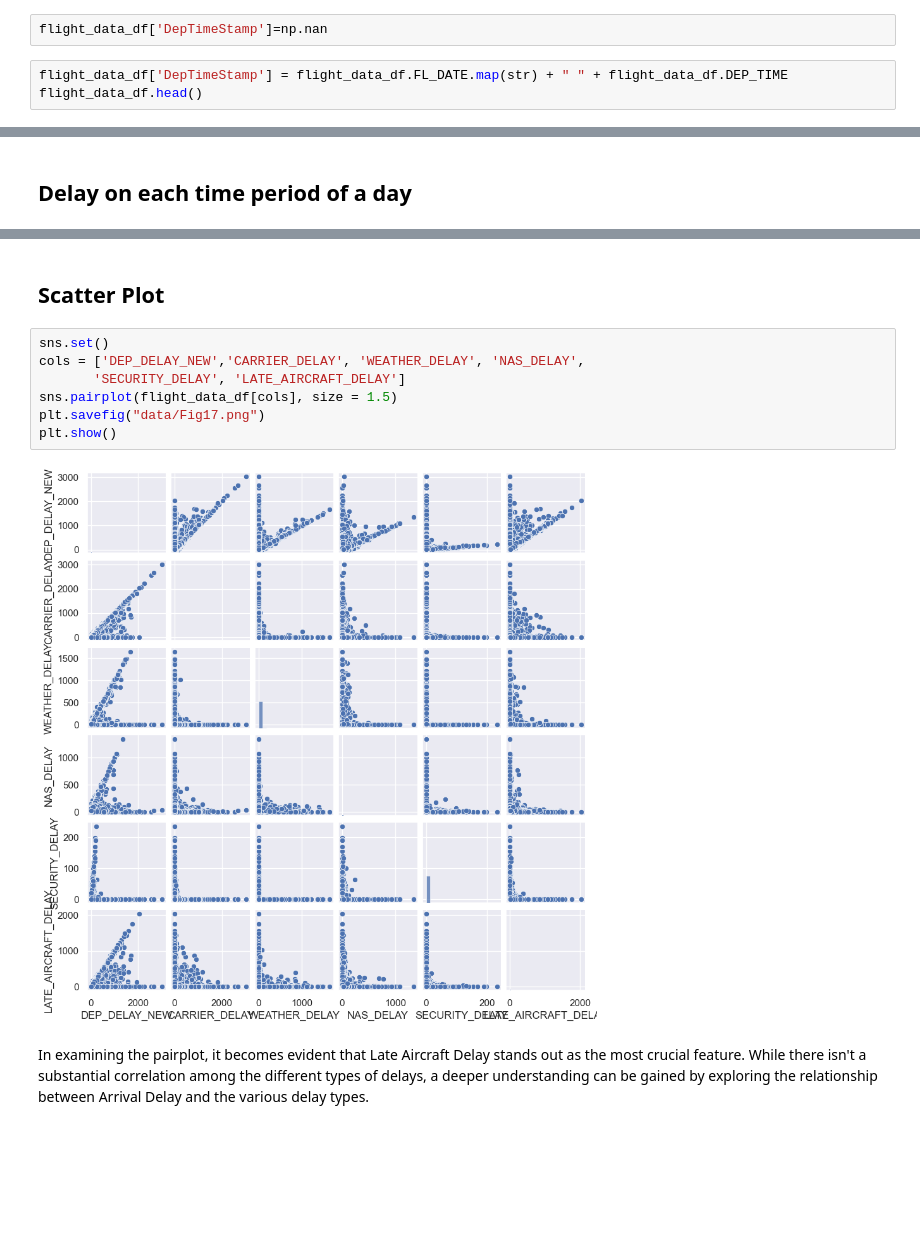
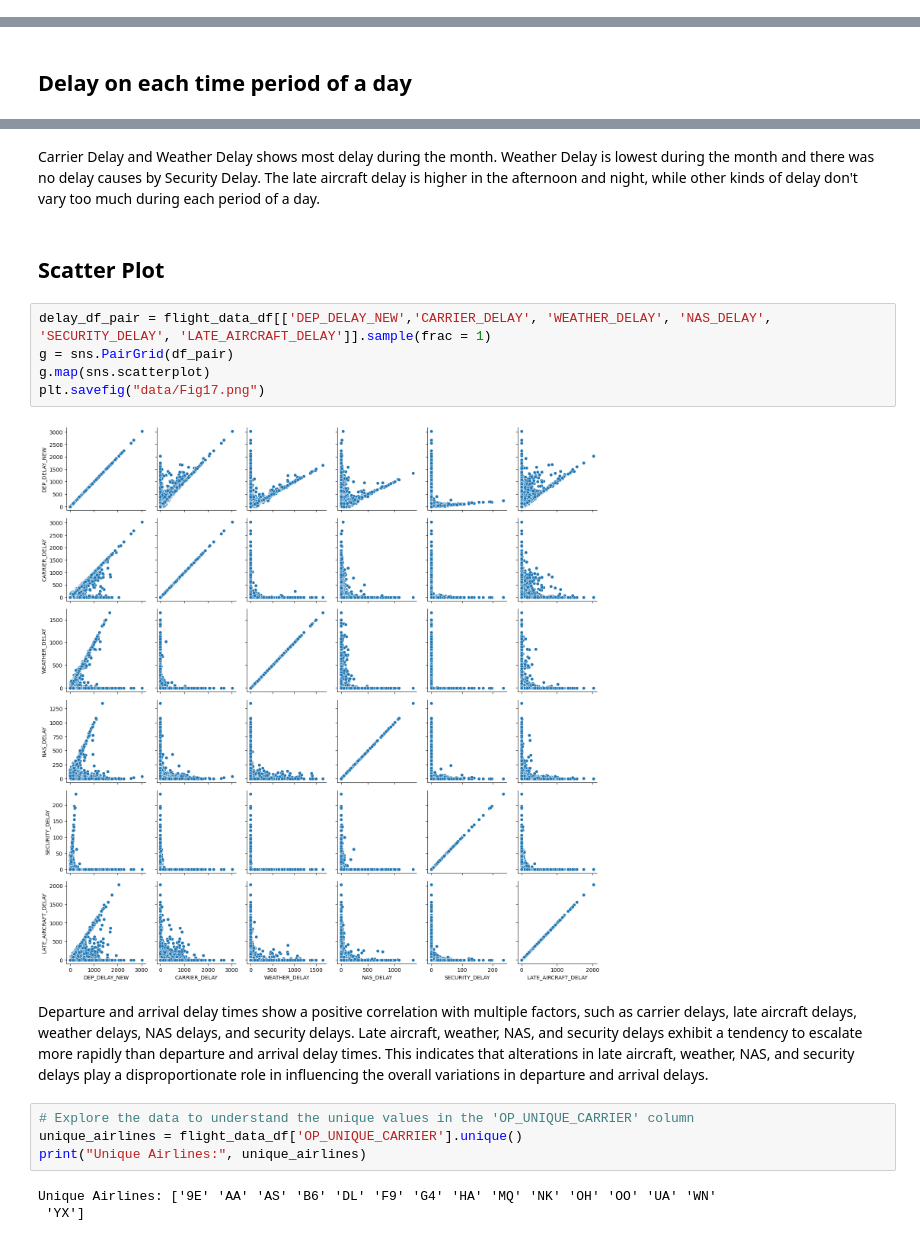
Before and after one commit to henrynguyen65/project-one, a Jupyter notebook: FlightDelayPy.ipynb, the cells around one changed output, grey strips where cells are left out. Drawn from its saved outputs; the diff is of its cells as text; blank space fills up the shorter version.

Commit message:
Updated final draft for FlightDelayPy file

```diff
--- a/FlightDelayPy.ipynb
+++ b/FlightDelayPy.ipynb
@@ -193,5 +191,0 @@ flight_data_df.DEP_TIME[268503]
-# %%
-flight_data_df['DepTimeStamp']=np.nan
-# %%
-flight_data_df['DepTimeStamp'] = flight_data_df.FL_DATE.map(str) + " " + flight_data_df.DEP_TIME
-flight_data_df.head()
@@ -648,16 +639,23 @@ plt.xlabel("Time period")
 plt.savefig("data/Fig16.png")
 # %% [output]
 [figure]
+# %% [markdown]
+Carrier Delay and Weather Delay shows most delay during the month. Weather Delay is lowest during the month and there was no delay causes by Security Delay. The late aircraft delay is higher in the afternoon and night, while other kinds of delay don't vary too much during each period of a day.
 # %% [markdown]
 ## Scatter Plot
 # %%
-sns.set()
-cols = ['DEP_DELAY_NEW','CARRIER_DELAY', 'WEATHER_DELAY', 'NAS_DELAY',
-       'SECURITY_DELAY', 'LATE_AIRCRAFT_DELAY']
-sns.pairplot(flight_data_df[cols], size = 1.5)
+delay_df_pair = flight_data_df[['DEP_DELAY_NEW','CARRIER_DELAY', 'WEATHER_DELAY', 'NAS_DELAY', 'SECURITY_DELAY', 'LATE_AIRCRAFT_DELAY']].sample(frac = 1)
+g = sns.PairGrid(df_pair)
+g.map(sns.scatterplot)
 plt.savefig("data/Fig17.png")
-plt.show()
 # %% [output]
-[figure, old version]
+[figure, new version]
-# %% [markdown]
-In examining the pairplot, it becomes evident that Late Aircraft Delay stands out as the most crucial feature. While there isn't a substantial correlation among the different types of delays, a deeper understanding can be gained by exploring the relationship between Arrival Delay and the various delay types.
+# %% [markdown]
+Departure and arrival delay times show a positive correlation with multiple factors, such as carrier delays, late aircraft delays, weather delays, NAS delays, and security delays. Late aircraft, weather, NAS, and security delays exhibit a tendency to escalate more rapidly than departure and arrival delay times. This indicates that alterations in late aircraft, weather, NAS, and security delays play a disproportionate role in influencing the overall variations in departure and arrival delays.
+# %%
+# Explore the data to understand the unique values in the 'OP_UNIQUE_CARRIER' column
+unique_airlines = flight_data_df['OP_UNIQUE_CARRIER'].unique()
+print("Unique Airlines:", unique_airlines)
+# %% [output]
+Unique Airlines: ['9E' 'AA' 'AS' 'B6' 'DL' 'F9' 'G4' 'HA' 'MQ' 'NK' 'OH' 'OO' 'UA' 'WN'
+ 'YX']
```
Also changed, not shown: parts of 26 cells of this notebook.
